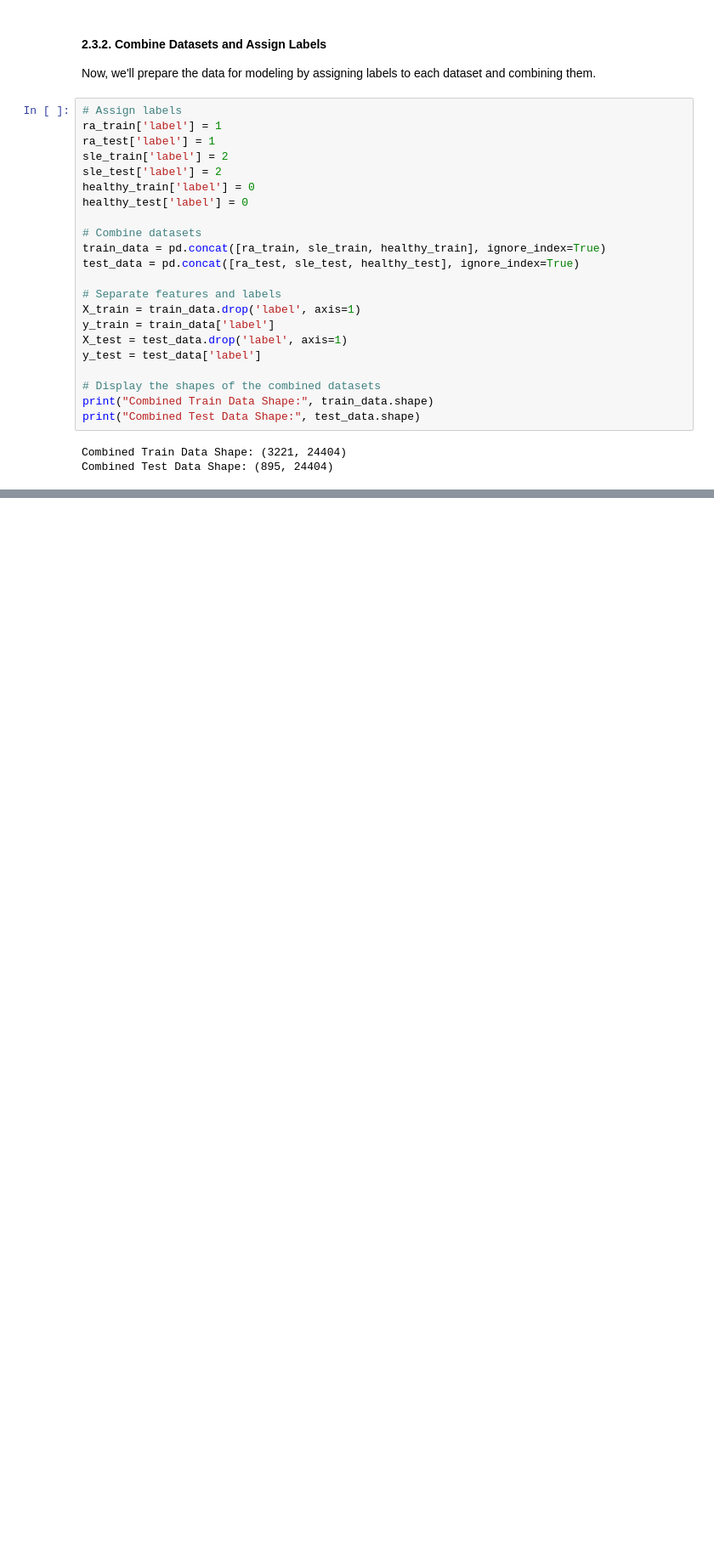
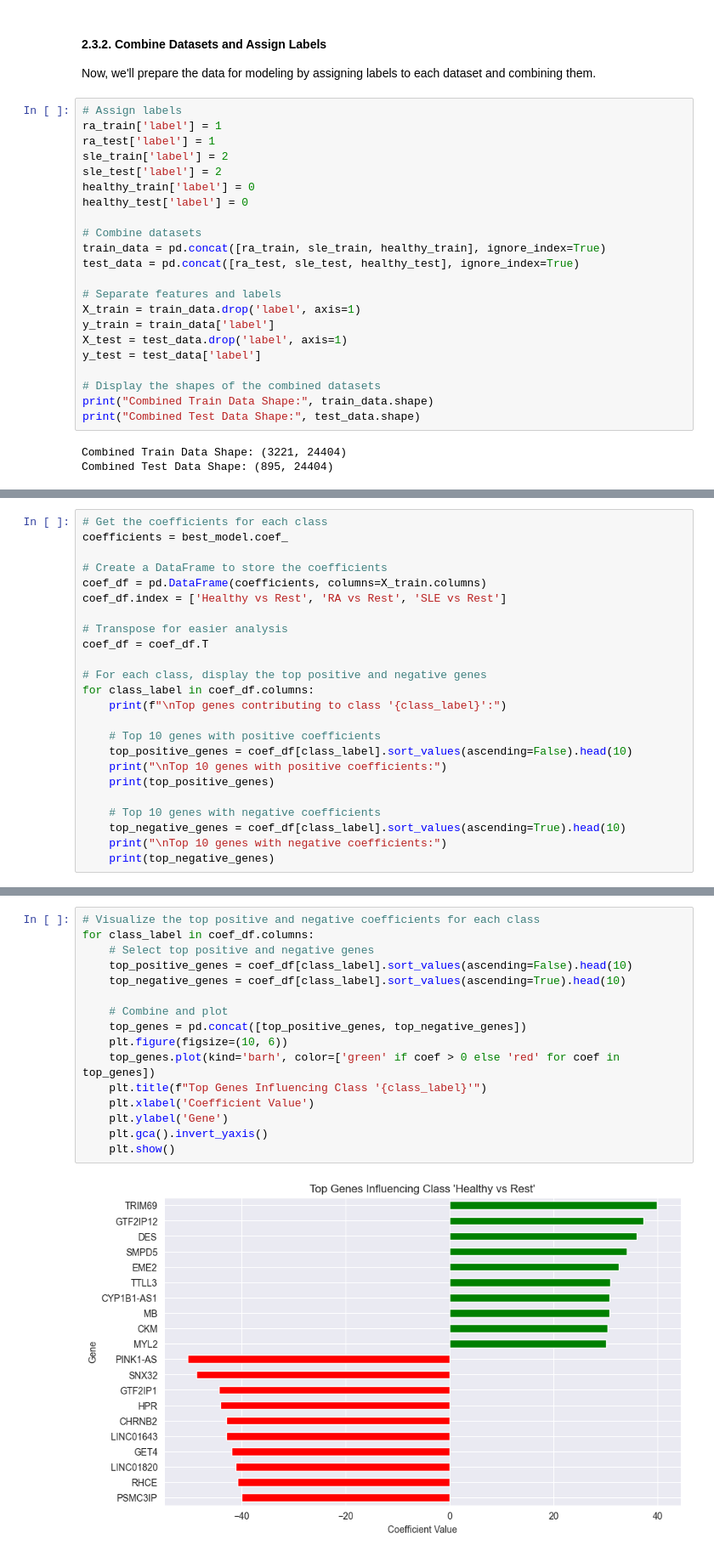
Before and after one commit to andreas-pattichis/ML-for-RNA-Seq-Disease-Classification-and-Biomarker-Discovery, a Jupyter notebook: assignment.ipynb, the cells around one changed output, grey strips where cells are left out. Shown: that part at 85% size. Drawn from its saved outputs; the diff is of its cells as text; blank space fills up the shorter version.

```diff
--- a/assignment.ipynb
+++ b/assignment.ipynb
@@ -286,0 +675,24 @@ Combined Test Data Shape: (895, 24404)
+# %%
+# Get the coefficients for each class
+coefficients = best_model.coef_
+
+# Create a DataFrame to store the coefficients
+coef_df = pd.DataFrame(coefficients, columns=X_train.columns)
+coef_df.index = ['Healthy vs Rest', 'RA vs Rest', 'SLE vs Rest']
+
+# Transpose for easier analysis
+coef_df = coef_df.T
+
+# For each class, display the top positive and negative genes
+for class_label in coef_df.columns:
+    print(f"\nTop genes contributing to class '{class_label}':")
+
+    # Top 10 genes with positive coefficients
+    top_positive_genes = coef_df[class_label].sort_values(ascending=False).head(10)
+    print("\nTop 10 genes with positive coefficients:")
+    print(top_positive_genes)
+
+    # Top 10 genes with negative coefficients
+    top_negative_genes = coef_df[class_label].sort_values(ascending=True).head(10)
+    print("\nTop 10 genes with negative coefficients:")
+    print(top_negative_genes)
@@ -286,0 +717,18 @@ Combined Test Data Shape: (895, 24404)
+# %%
+# Visualize the top positive and negative coefficients for each class
+for class_label in coef_df.columns:
+    # Select top positive and negative genes
+    top_positive_genes = coef_df[class_label].sort_values(ascending=False).head(10)
+    top_negative_genes = coef_df[class_label].sort_values(ascending=True).head(10)
+
+    # Combine and plot
+    top_genes = pd.concat([top_positive_genes, top_negative_genes])
+    plt.figure(figsize=(10, 6))
+    top_genes.plot(kind='barh', color=['green' if coef > 0 else 'red' for coef in top_genes])
+    plt.title(f"Top Genes Influencing Class '{class_label}'")
+    plt.xlabel('Coefficient Value')
+    plt.ylabel('Gene')
+    plt.gca().invert_yaxis()
+    plt.show()
+# %% [output]
+[figure, added]
```
Also changed, not shown: parts of 19 cells of this notebook.
